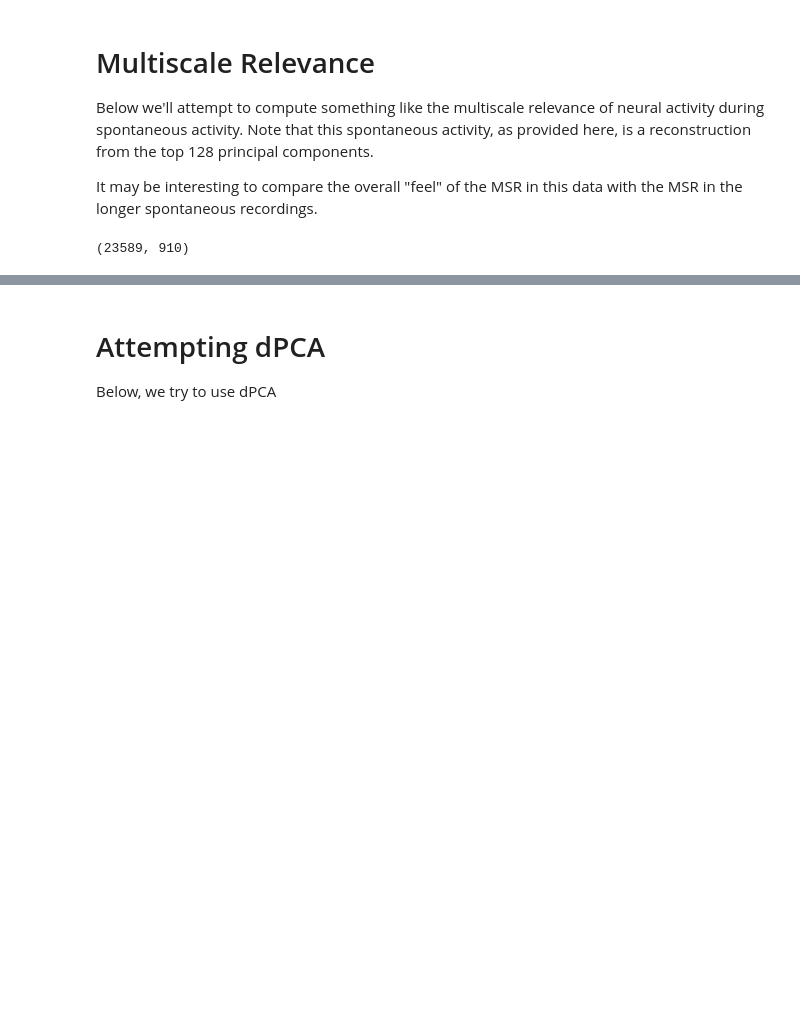
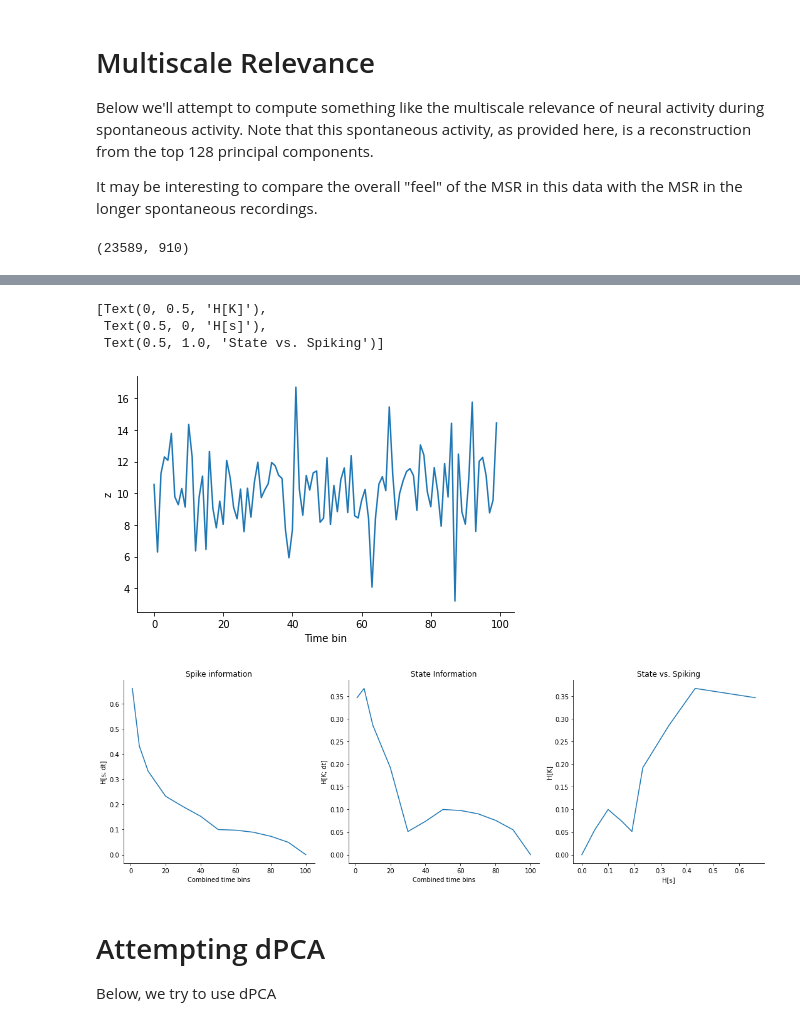
Before and after one commit to sekunder/NMA_Project, a Jupyter notebook: Orientation_Selectivity.ipynb, the cells around one changed output, grey strips where cells are left out. Cells and saved outputs as stored; diff of their text form; code cells hidden in the pictures; blank space fills up the shorter version.

Commit message:
attempting (and failing) to comput MSR

```diff
--- a/Orientation_Selectivity.ipynb
+++ b/Orientation_Selectivity.ipynb
@@ -222,3 +253,50 @@ Spont.shape
+# %%
+def HK(z, dt=1, nb=20):
+  """
+  Compute the state information for fluorescence trace z, using dt bins at a time, binning the activity into nb bins.
+  """
+  M = sum(z)
+  z_binned = np.array([np.sum(z[(i*dt):((i+1)*dt)]) for i in range(np.ceil(len(z) / dt).astype(int))])
+  mk, bin_edges = np.histogram(z_binned, bins=nb)
+  ks = bin_edges[0:-1] + np.diff(bin_edges)/2
+  kmk = mk * ks
+  kmk_over_M = kmk[kmk.nonzero()] / M
+  return - np.sum(kmk_over_M * np.log(kmk_over_M) / np.log(M))
+# %%
+# Let's test out Hs and HK
+
+np.random.seed(17)
+z = 10 + 2 * np.random.randn(100)
+plt.plot(range(len(z)), z)
+plt.xlabel("Time bin")
+plt.ylabel("z")
+dts = [1, 5,10, 20, 30, 40, 50, 60, 70, 80, 90, 100]
+
+H_s = np.array([Hs(z, dt) for dt in dts])
+
+H_K = np.array([HK(z, dt) for dt in dts])
+
+# print(H_s)
+
+plt.figure(figsize=(15,5))
+ax = plt.subplot(1,3,1)
+plt.plot(dts, H_s) # should be monotone decreasing to 0
+ax.set(xlabel="Combined time bins", ylabel="H[s; dt]", title="Spike information")
+# unfortunately, won't hit Hs = 1 because we can't bin at the resolution of single spikes
+
+ax = plt.subplot(1,3,2)
+plt.plot(dts, H_K) # should by a single hump, beginning and ending near 0
+ax.set(xlabel="Combined time bins", ylabel="H[K; dt]", title="State Information")
+
+ax = plt.subplot(1,3,3)
+plt.plot(H_s, H_K) # should also be a single hump
+ax.set(xlabel="H[s]", ylabel="H[K]", title="State vs. Spiking")
+# %% [output]
+[Text(0, 0.5, 'H[K]'),
+ Text(0.5, 0, 'H[s]'),
+ Text(0.5, 1.0, 'State vs. Spiking')]
+[figure, added]
+[figure, added]
 # %% [markdown]
 # Attempting dPCA
 
```
Also changed, not shown: parts of 6 cells of this notebook.
